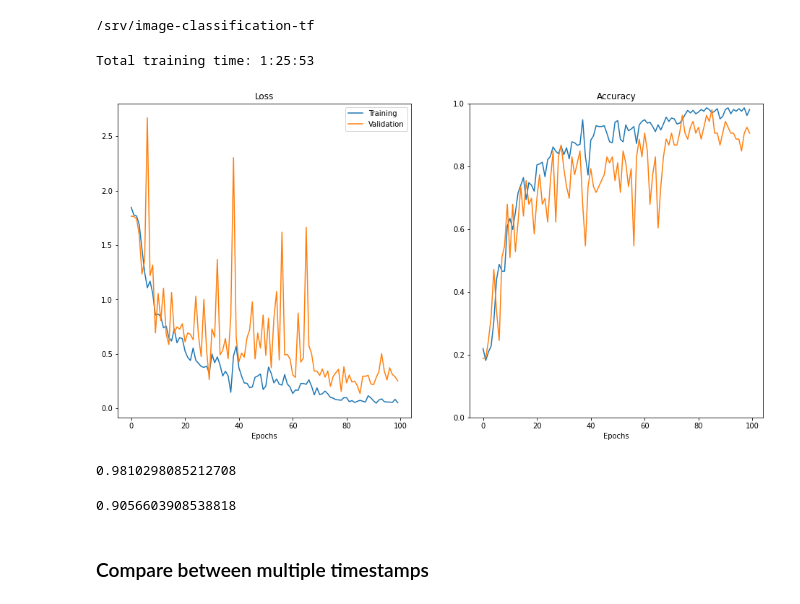
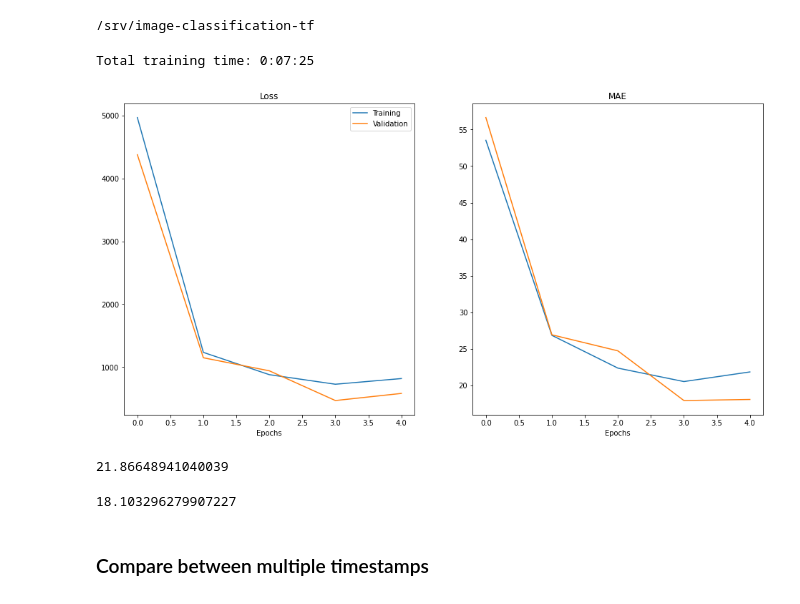
Before and after one commit to MiriamCobo/BrainGut-WineUp, a Jupyter notebook: notebooks/2.0-Model_training.ipynb, the cells around one changed output. Cells and saved outputs as stored; diff of their text form; code cells hidden in the pictures.

```diff
--- a/notebooks/2.0-Model_training.ipynb
+++ b/notebooks/2.0-Model_training.ipynb
@@ -51,44 +51,44 @@ import os
 import json
 from datetime import timedelta
 
 import matplotlib.pylab as plt
 import numpy as np
 
 from imgclas import paths, plot_utils
 
 # User parameters to set
-TIMESTAMP = '2021-09-28_Lab_Madrid_CopaBor_FondoBlanco_Xception_100ep'                       # timestamp of the model
+TIMESTAMP = '2021-10-08_PruebaR2_copaChar'                       # timestamp of the model
 
 # Set the timestamp
 paths.timestamp = TIMESTAMP
 
 # Load training statistics
 stats_path = os.path.join(paths.get_stats_dir(), 'stats.json')
 with open(stats_path) as f:
     stats = json.load(f)
 
 # Load training configuration
 conf_path = os.path.join(paths.get_conf_dir(), 'conf.json')
 with open(conf_path) as f:
     conf = json.load(f)
 
 # Plot the trainig plots
 plot_utils.training_plots(conf, stats)
 
 # Print total training time
 tr_time = int(stats['training time (s)'])
 print('Total training time: {}'.format(timedelta(seconds=tr_time)))
 # %% [output]
-Total training time: 1:25:53
+Total training time: 0:07:25
-[figure, old version]
+[figure, new version]
 # %%
-stats['acc'][-1] # accuracy last epoch train
+stats['mean_absolute_error'][-1] # accuracy last epoch train
 # %% [output]
-0.9810298085212708
+21.86648941040039
 # %%
-stats['val_acc'][-1] # acc last epoch val
+stats['val_mean_absolute_error'][-1] # acc last epoch val
 # %% [output]
-0.9056603908538818
+18.103296279907227
 # %% [markdown]
 ### Compare between multiple timestamps
 # %%
```
Also changed, not shown: parts of 1 cell of this notebook, 7 other files.
